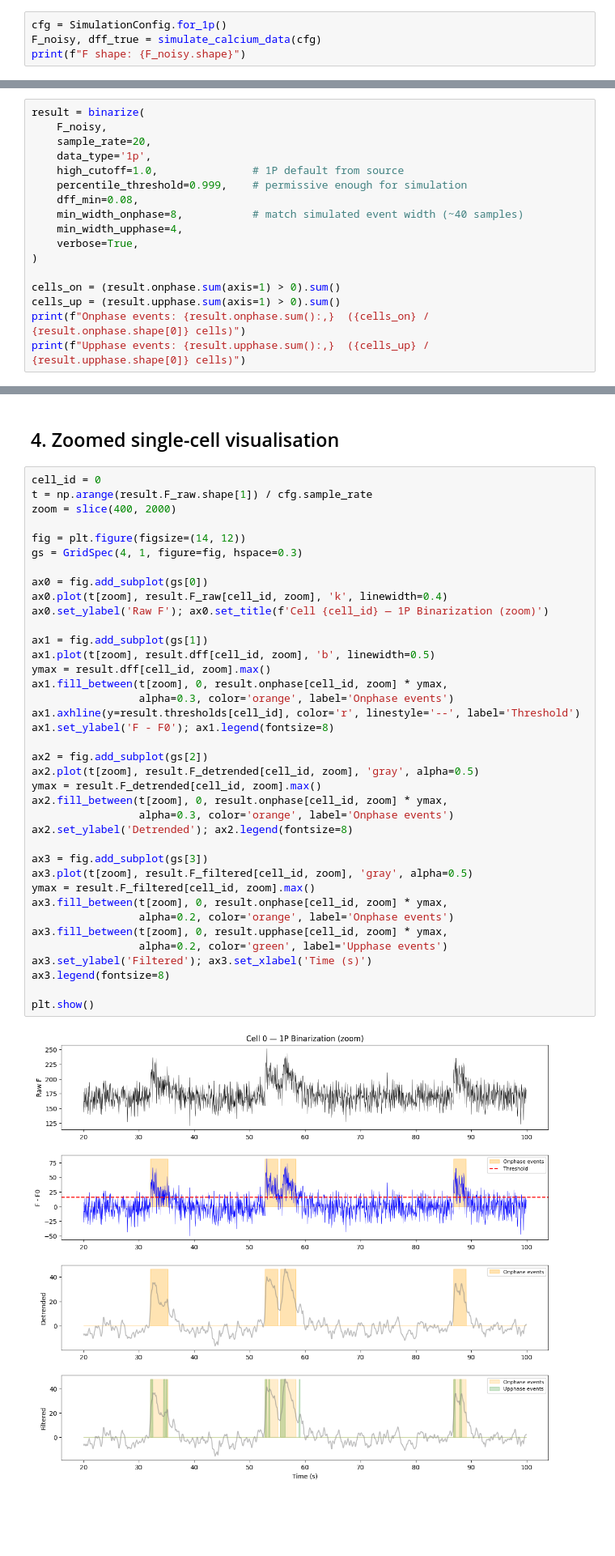
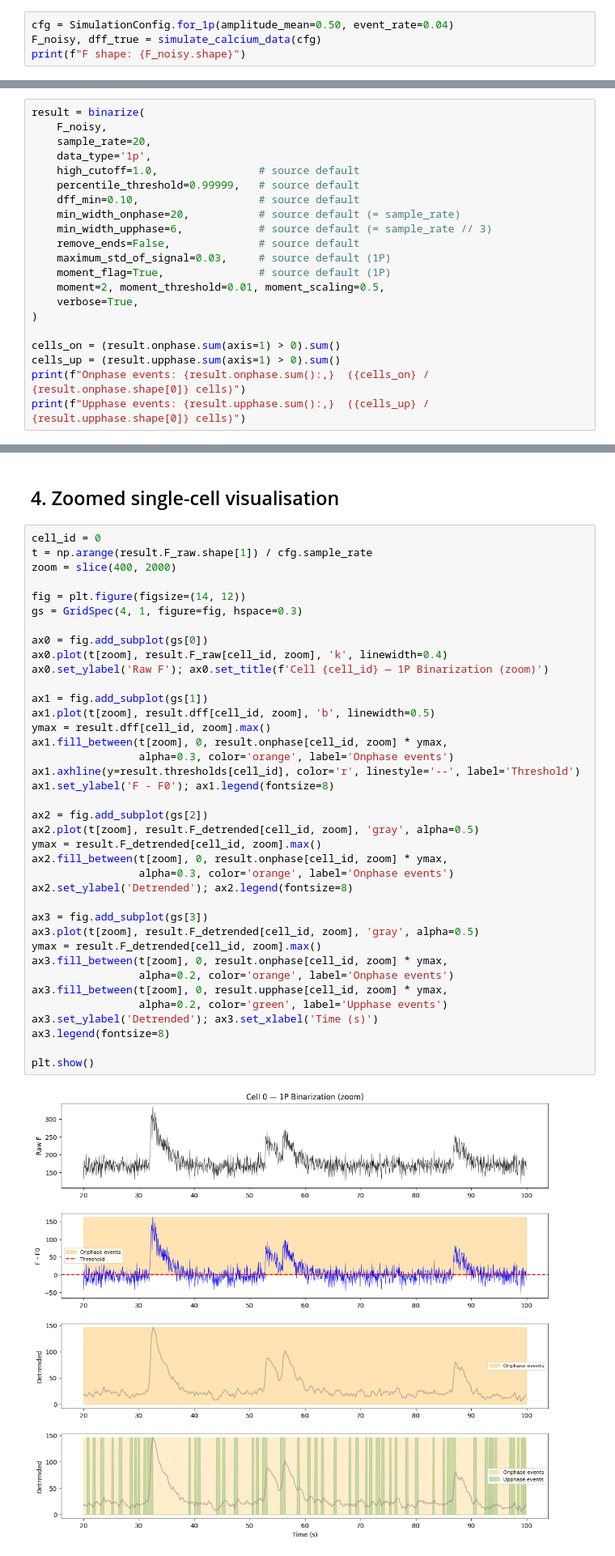
Before and after one commit to Ch3fUlrich/binarize2pcalcium, a Jupyter notebook: notebooks/1p_analysis.ipynb, the cells around one changed output, grey strips where cells are left out. Shown at 81% size. Drawn from its saved outputs; the diff is of its cells as text; blank space fills up the shorter version.

Commit message:
fixed small issues and updated notebook results. 1p notebook is still off

```diff
--- a/notebooks/1p_analysis.ipynb
+++ b/notebooks/1p_analysis.ipynb
@@ -22,5 +22,5 @@ Setup complete.
 # %%
-cfg = SimulationConfig.for_1p()
+cfg = SimulationConfig.for_1p(amplitude_mean=0.50, event_rate=0.04)
 F_noisy, dff_true = simulate_calcium_data(cfg)
 print(f"F shape: {F_noisy.shape}")
 # %% [output]
@@ -43,11 +45,15 @@ result = binarize(
     F_noisy,
     sample_rate=20,
     data_type='1p',
-    high_cutoff=1.0,               # 1P default from source
-    percentile_threshold=0.999,    # permissive enough for simulation
-    dff_min=0.08,
-    min_width_onphase=8,           # match simulated event width (~40 samples)
-    min_width_upphase=4,
+    high_cutoff=1.0,                # source default
+    percentile_threshold=0.99999,   # source default
+    dff_min=0.10,                   # source default
+    min_width_onphase=20,           # source default (= sample_rate)
+    min_width_upphase=6,            # source default (= sample_rate // 3)
+    remove_ends=False,              # source default
+    maximum_std_of_signal=0.03,     # source default (1P)
+    moment_flag=True,               # source default (1P)
+    moment=2, moment_threshold=0.01, moment_scaling=0.5,
     verbose=True,
 )
 
@@ -105,37 +112,37 @@ fig = plt.figure(figsize=(14, 12))
 gs = GridSpec(4, 1, figure=fig, hspace=0.3)
 
 ax0 = fig.add_subplot(gs[0])
 ax0.plot(t[zoom], result.F_raw[cell_id, zoom], 'k', linewidth=0.4)
 ax0.set_ylabel('Raw F'); ax0.set_title(f'Cell {cell_id} — 1P Binarization (zoom)')
 
 ax1 = fig.add_subplot(gs[1])
 ax1.plot(t[zoom], result.dff[cell_id, zoom], 'b', linewidth=0.5)
 ymax = result.dff[cell_id, zoom].max()
 ax1.fill_between(t[zoom], 0, result.onphase[cell_id, zoom] * ymax,
                  alpha=0.3, color='orange', label='Onphase events')
 ax1.axhline(y=result.thresholds[cell_id], color='r', linestyle='--', label='Threshold')
 ax1.set_ylabel('F - F0'); ax1.legend(fontsize=8)
 
 ax2 = fig.add_subplot(gs[2])
 ax2.plot(t[zoom], result.F_detrended[cell_id, zoom], 'gray', alpha=0.5)
 ymax = result.F_detrended[cell_id, zoom].max()
 ax2.fill_between(t[zoom], 0, result.onphase[cell_id, zoom] * ymax,
                  alpha=0.3, color='orange', label='Onphase events')
 ax2.set_ylabel('Detrended'); ax2.legend(fontsize=8)
 
 ax3 = fig.add_subplot(gs[3])
-ax3.plot(t[zoom], result.F_filtered[cell_id, zoom], 'gray', alpha=0.5)
-ymax = result.F_filtered[cell_id, zoom].max()
+ax3.plot(t[zoom], result.F_detrended[cell_id, zoom], 'gray', alpha=0.5)
+ymax = result.F_detrended[cell_id, zoom].max()
 ax3.fill_between(t[zoom], 0, result.onphase[cell_id, zoom] * ymax,
                  alpha=0.2, color='orange', label='Onphase events')
 ax3.fill_between(t[zoom], 0, result.upphase[cell_id, zoom] * ymax,
                  alpha=0.2, color='green', label='Upphase events')
-ax3.set_ylabel('Filtered'); ax3.set_xlabel('Time (s)')
+ax3.set_ylabel('Detrended'); ax3.set_xlabel('Time (s)')
 ax3.legend(fontsize=8)
 
 plt.show()
 # %% [output]
-[figure, old version]
+[figure, new version]
 # %% [markdown]
 ## 5. Raster plot
 # %%
```
Also changed, not shown: parts of 6 cells of this notebook, 7 other files.
